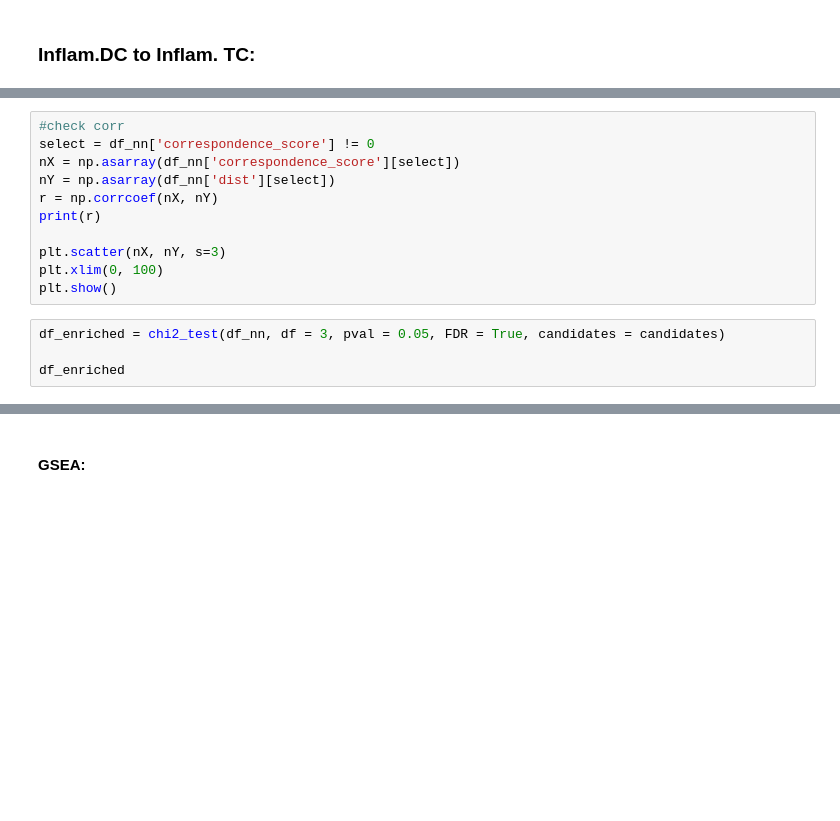
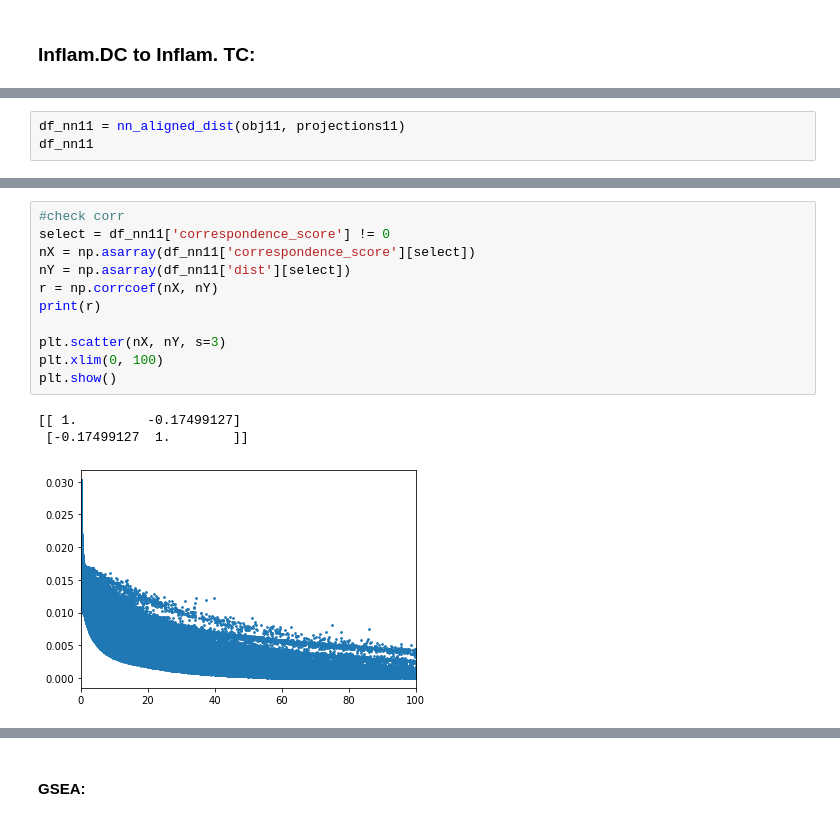
Before and after one commit to qwerty239qwe/Xct, a Jupyter notebook: notebooks/note_test-LS-0913updated.ipynb, the cells around one changed output, grey strips where cells are left out. Drawn from its saved outputs; the diff is of its cells as text; blank space fills up the shorter version.

```diff
--- a/notebooks/note_test-LS-0823updated.ipynb
+++ b/notebooks/note_test-LS-0913updated.ipynb
@@ -448,0 +490,3 @@ df_nn
+# %%
+df_nn11 = nn_aligned_dist(obj11, projections11)
+df_nn11
@@ -449,15 +511,15 @@ df_nn
 # %%
 #check corr
-select = df_nn['correspondence_score'] != 0
-nX = np.asarray(df_nn['correspondence_score'][select])
-nY = np.asarray(df_nn['dist'][select])
+select = df_nn11['correspondence_score'] != 0
+nX = np.asarray(df_nn11['correspondence_score'][select])
+nY = np.asarray(df_nn11['dist'][select])
 r = np.corrcoef(nX, nY)
 print(r)
 
 plt.scatter(nX, nY, s=3)
 plt.xlim(0, 100)
 plt.show()
+# %% [output]
+[[ 1.         -0.17499127]
+ [-0.17499127  1.        ]]
+[figure, added]
-# %%
-df_enriched = chi2_test(df_nn, df = 3, pval = 0.05, FDR = True, candidates = candidates)
-
-df_enriched
```
Also changed, not shown: parts of 27 cells of this notebook, 1 other file.
